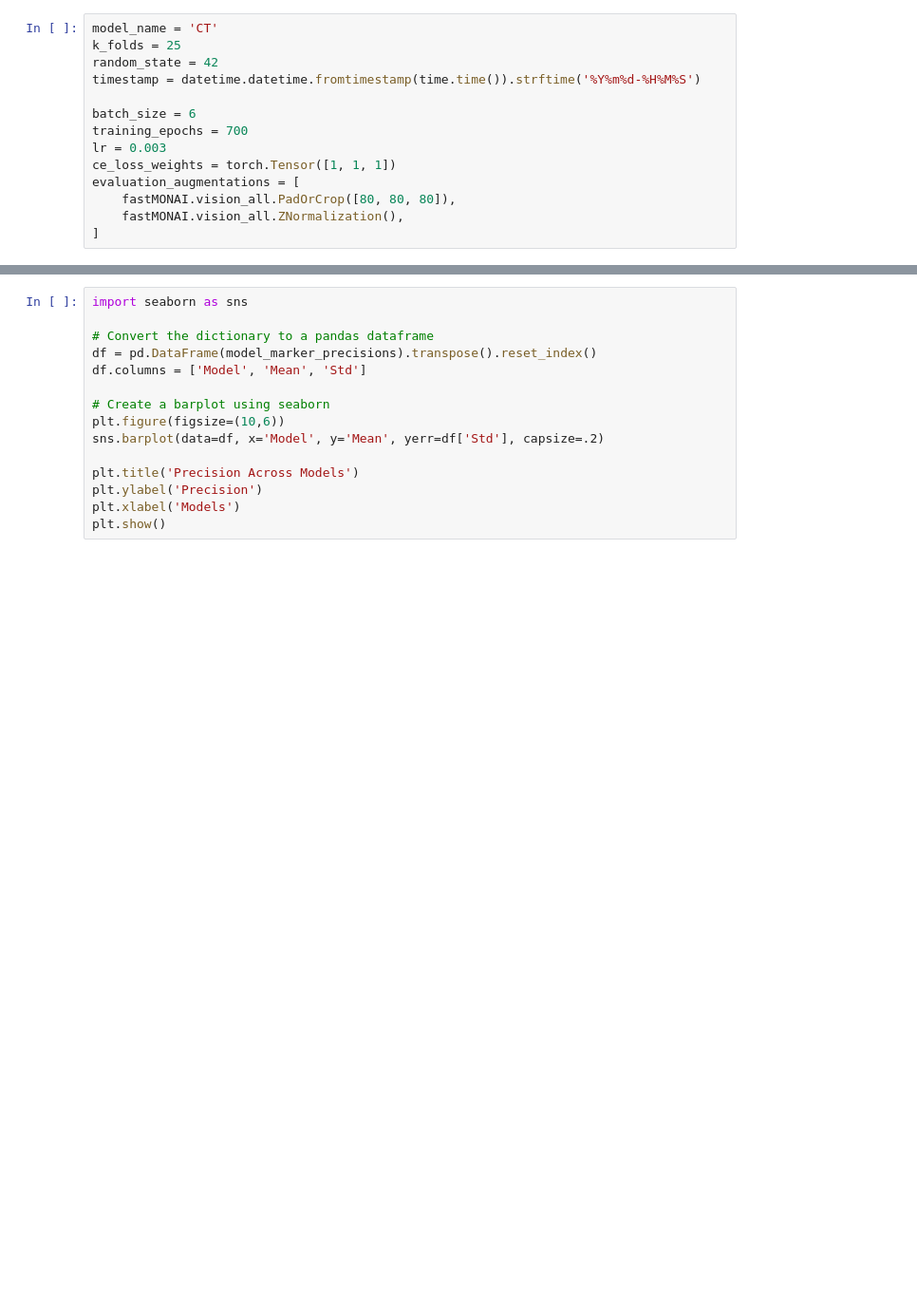
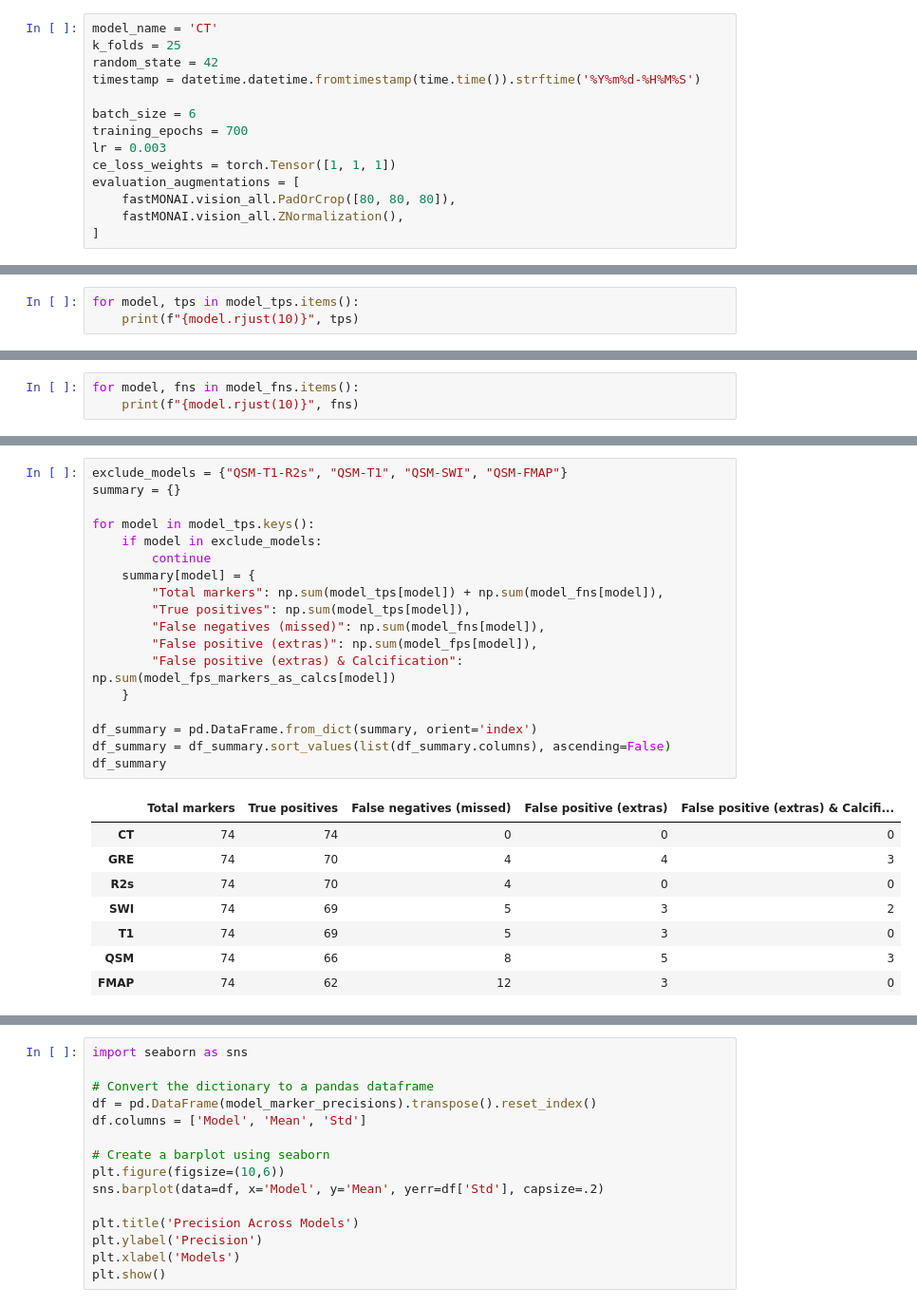
Before and after one commit to astewartau/prostate, a Jupyter notebook: evaluation.ipynb, the cells around one changed output, grey strips where cells are left out. Shown at 95% size. Saved outputs shown, nothing was run; the diff lists cells and outputs as text; blank space fills up the shorter version.

```diff
--- a/evaluation.ipynb
+++ b/evaluation.ipynb
@@ -350,0 +396,3 @@ Saved file doesn't contain an optimizer state.
+# %%
+for model, tps in model_tps.items():
+    print(f"{model.rjust(10)}", tps)
@@ -350,0 +411,3 @@ Saved file doesn't contain an optimizer state.
+# %%
+for model, fns in model_fns.items():
+    print(f"{model.rjust(10)}", fns)
@@ -350,0 +456,27 @@ Saved file doesn't contain an optimizer state.
+# %%
+exclude_models = {"QSM-T1-R2s", "QSM-T1", "QSM-SWI", "QSM-FMAP"}
+summary = {}
+
+for model in model_tps.keys():
+    if model in exclude_models:
+        continue
+    summary[model] = {
+        "Total markers": np.sum(model_tps[model]) + np.sum(model_fns[model]),
+        "True positives": np.sum(model_tps[model]),
+        "False negatives (missed)": np.sum(model_fns[model]),
+        "False positive (extras)": np.sum(model_fps[model]),
+        "False positive (extras) & Calcification": np.sum(model_fps_markers_as_calcs[model])
+    }
+
+df_summary = pd.DataFrame.from_dict(summary, orient='index')
+df_summary = df_summary.sort_values(list(df_summary.columns), ascending=False)
+df_summary
+# %% [output]
+|  | Total markers | True positives | False negatives (missed) | False positive (extras) | False positive (extras) & Calcifi... |
+| CT | 74 | 74 | 0 | 0 | 0 |
+| GRE | 74 | 70 | 4 | 4 | 3 |
+| R2s | 74 | 70 | 4 | 0 | 0 |
+| SWI | 74 | 69 | 5 | 3 | 2 |
+| T1 | 74 | 69 | 5 | 3 | 0 |
+| QSM | 74 | 66 | 8 | 5 | 3 |
+| FMAP | 74 | 62 | 12 | 3 | 0 |
```
Also changed, not shown: parts of 20 cells of this notebook, 17 other files.
